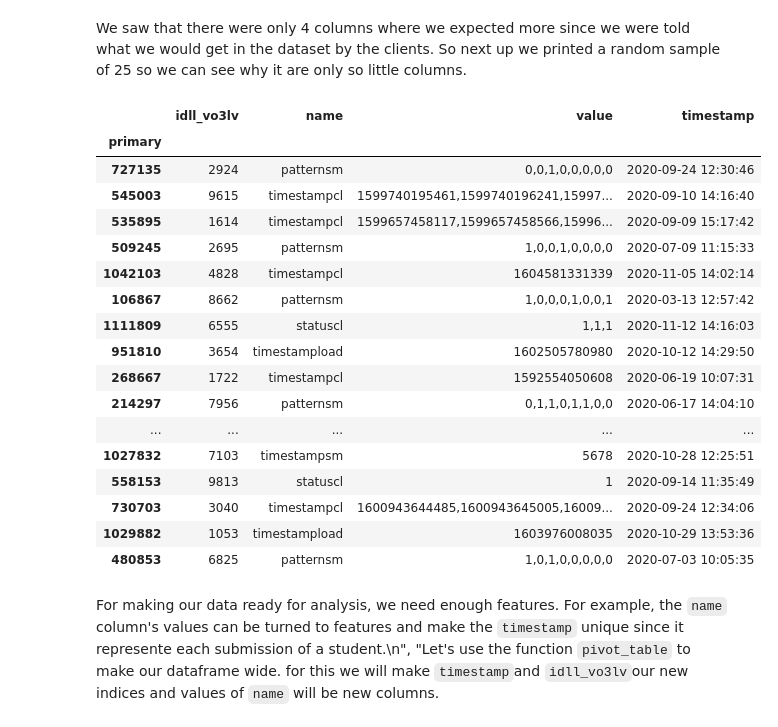
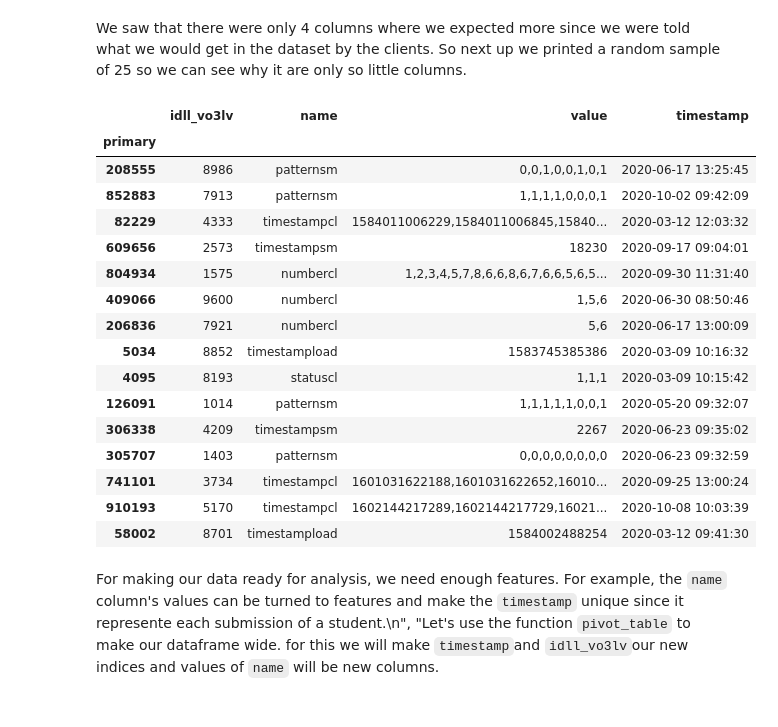
Before and after one commit to MarjoleinvdE/1-4-5, a Jupyter notebook: data/iteration 1.ipynb, the cells around one changed output. Saved outputs shown, nothing was run; the diff lists cells and outputs as text; code cells hidden in the pictures.

```diff
--- a/data/iteration 1.ipynb
+++ b/data/iteration 1.ipynb
@@ -212,26 +231,25 @@ memory usage: 42.8+ MB
 # %% [markdown]
 We saw that there were only 4 columns where we expected more since we were told what we would get in the dataset by the clients. So next up we printed a random sample of 25 so we can see why it are only so little columns.
 # %%
-df1.sample(25)
+df1.sample(15)
 # %% [output]
 |  | idll_vo3lv | name | value | timestamp |
 | primary |  |  |  |  |
-| 727135 | 2924 | patternsm | 0,0,1,0,0,0,0,0 | 2020-09-24 12:30:46 |
-| 545003 | 9615 | timestampcl | 1599740195461,1599740196241,15997... | 2020-09-10 14:16:40 |
-| 535895 | 1614 | timestampcl | 1599657458117,1599657458566,15996... | 2020-09-09 15:17:42 |
-| 509245 | 2695 | patternsm | 1,0,0,1,0,0,0,0 | 2020-07-09 11:15:33 |
-| 1042103 | 4828 | timestampcl | 1604581331339 | 2020-11-05 14:02:14 |
-| 106867 | 8662 | patternsm | 1,0,0,0,1,0,0,1 | 2020-03-13 12:57:42 |
-| 1111809 | 6555 | statuscl | 1,1,1 | 2020-11-12 14:16:03 |
-| 951810 | 3654 | timestampload | 1602505780980 | 2020-10-12 14:29:50 |
-| 268667 | 1722 | timestampcl | 1592554050608 | 2020-06-19 10:07:31 |
-| 214297 | 7956 | patternsm | 0,1,1,0,1,1,0,0 | 2020-06-17 14:04:10 |
-| ... | ... | ... | ... | ... |
-| 1027832 | 7103 | timestampsm | 5678 | 2020-10-28 12:25:51 |
-| 558153 | 9813 | statuscl | 1 | 2020-09-14 11:35:49 |
-| 730703 | 3040 | timestampcl | 1600943644485,1600943645005,16009... | 2020-09-24 12:34:06 |
-| 1029882 | 1053 | timestampload | 1603976008035 | 2020-10-29 13:53:36 |
-| 480853 | 6825 | patternsm | 1,0,1,0,0,0,0,0 | 2020-07-03 10:05:35 |
+| 208555 | 8986 | patternsm | 0,0,1,0,0,1,0,1 | 2020-06-17 13:25:45 |
+| 852883 | 7913 | patternsm | 1,1,1,1,0,0,0,1 | 2020-10-02 09:42:09 |
+| 82229 | 4333 | timestampcl | 1584011006229,1584011006845,15840... | 2020-03-12 12:03:32 |
+| 609656 | 2573 | timestampsm | 18230 | 2020-09-17 09:04:01 |
+| 804934 | 1575 | numbercl | 1,2,3,4,5,7,8,6,6,8,6,7,6,6,5,6,5... | 2020-09-30 11:31:40 |
+| 409066 | 9600 | numbercl | 1,5,6 | 2020-06-30 08:50:46 |
+| 206836 | 7921 | numbercl | 5,6 | 2020-06-17 13:00:09 |
+| 5034 | 8852 | timestampload | 1583745385386 | 2020-03-09 10:16:32 |
+| 4095 | 8193 | statuscl | 1,1,1 | 2020-03-09 10:15:42 |
+| 126091 | 1014 | patternsm | 1,1,1,1,1,0,0,1 | 2020-05-20 09:32:07 |
+| 306338 | 4209 | timestampsm | 2267 | 2020-06-23 09:35:02 |
+| 305707 | 1403 | patternsm | 0,0,0,0,0,0,0,0 | 2020-06-23 09:32:59 |
+| 741101 | 3734 | timestampcl | 1601031622188,1601031622652,16010... | 2020-09-25 13:00:24 |
+| 910193 | 5170 | timestampcl | 1602144217289,1602144217729,16021... | 2020-10-08 10:03:39 |
+| 58002 | 8701 | timestampload | 1584002488254 | 2020-03-12 09:41:30 |
 # %% [markdown]
  For making our data ready for analysis, we need enough features. For example, the `name` column's values can be turned to features and make the `timestamp` unique since it represente each submission of a student.\n",
     "Let's use the function `pivot_table` to make our dataframe wide. for this we will make `timestamp`and `idll_vo3lv`our new indices and values of `name` will be new columns.
```
Also changed, not shown: parts of 29 cells of this notebook.
